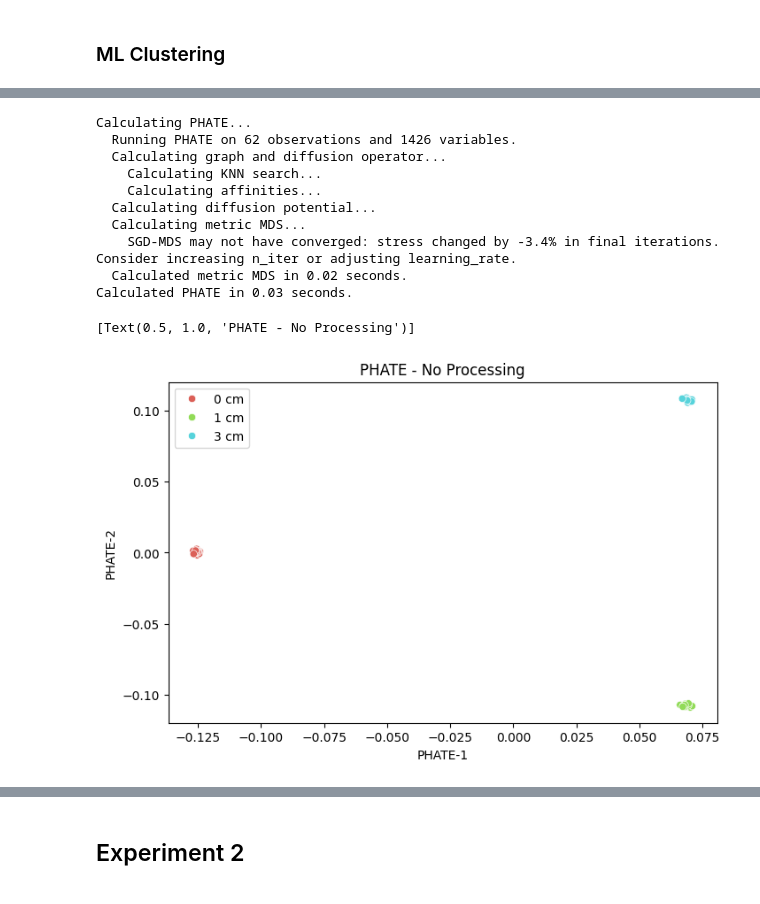
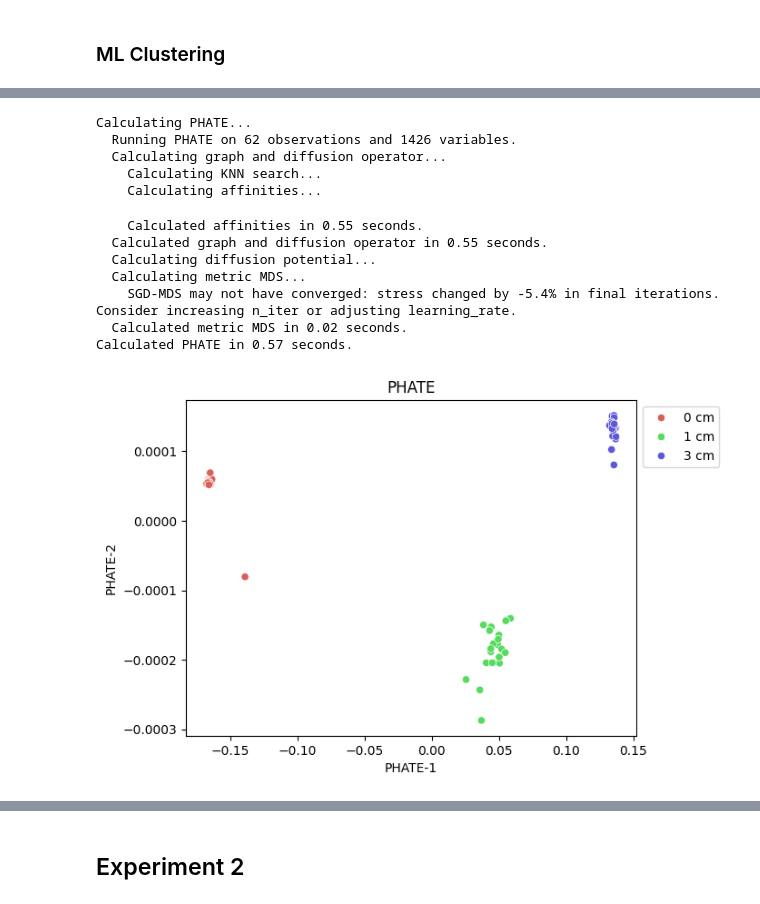
Before and after one commit to davissineath/ClassLabs, a Jupyter notebook: BENG5910/Lab2/lab2_analysis.ipynb, the cells around one changed output, grey strips where cells are left out. Drawn from its saved outputs; the diff is of its cells as text; code cells hidden in the pictures.

```diff
--- a/BENG5910/Lab2/lab2_analysis.ipynb
+++ b/BENG5910/Lab2/lab2_analysis.ipynb
@@ -124,40 +127,47 @@ scatter_plot = sns.scatterplot(x="comp-1",
 # %%
 #phate
 import phate
-phate_op = phate.PHATE()
-phate_op.set_params(knn=15, decay=15, t=12)#knn : Number of nearest neighbors (default: 5).
-#Increase this (e.g. to 20) if your PHATE embedding appears verydisconnected.
-#You should also consider increasing knn if your dataset is extremely large(e.g. >100k cells)
-#decay : Alpha decay (default: 15). Decreasing decay increases connectivity on the graph,
-#increasing decay decreases connectivity.
-#This rarely needs to be tuned. Set it to None for a k-nearest neighbors kernel.
 
-data_phate = phate_op.fit_transform(X_features)
-result_phate = pd.DataFrame()
-result_phate["y"] = y_label
-result_phate["PHATE-1"] = data_phate[:,0]
-result_phate["PHATE-2"] = data_phate[:,1]
+def plot_PHATE(X_features, y_label, knn=5, decay=15, t=12):
+    phate_op = phate.PHATE()
+    phate_op.set_params(knn=knn, decay=decay, t=t)
+    #knn : Number of nearest neighbors (default: 5).
+    #Increase this (e.g. to 20) if your PHATE embedding appears verydisconnected.
+    #You should also consider increasing knn if your dataset is extremely large(e.g. >100k cells)
+    #decay : Alpha decay (default: 15). Decreasing decay increases connectivity on the graph, increasing decay decreases connectivity.
+    #This rarely needs to be tuned. Set it to None for a k-nearest neighbors kernel.
 
-sns.scatterplot(x="PHATE-1",
-                y="PHATE-2",
-                hue=result_phate.y.tolist(),
-                palette=sns.color_palette("hls", 4),
-                data=result_phate
-                ).set(title="PHATE - No Processing")
+    data_phate = phate_op.fit_transform(X_features)
+    result_phate = pd.DataFrame()
+    result_phate["y"] = y_label
+    result_phate["PHATE-1"] = data_phate[:,0]
+    result_phate["PHATE-2"] = data_phate[:,1]
 
+    sns.scatterplot(x="PHATE-1",
+                    y="PHATE-2",
+                    hue=result_phate.y.tolist(),
+                    palette=sns.color_palette("hls", len(set(y_label))),
+                    data=result_phate
+                    ).set(title="PHATE")
+
+    plt.legend(loc='upper left', bbox_to_anchor=(1, 1))
+    plt.show()
 # plt.savefig('PHATE – No Processing.png')
-# %% [output]
-Calculating PHATE...
-  Running PHATE on 62 observations and 1426 variables.
-  Calculating graph and diffusion operator...
-    Calculating KNN search...
-    Calculating affinities...
-  Calculating diffusion potential...
-  Calculating metric MDS...
-    SGD-MDS may not have converged: stress changed by -3.4% in final iterations. Consider increasing n_iter or adjusting learning_rate.
-  Calculated metric MDS in 0.02 seconds.
-Calculated PHATE in 0.03 seconds.
-[Text(0.5, 1.0, 'PHATE - No Processing')]
-[figure, removed]
+# %%
+plot_PHATE(X_features, y_label, knn=25, decay=10)
+# %% [output]
+Calculating PHATE...
+  Running PHATE on 62 observations and 1426 variables.
+  Calculating graph and diffusion operator...
+    Calculating KNN search...
+    Calculating affinities...
+    Calculated affinities in 0.55 seconds.
+  Calculated graph and diffusion operator in 0.55 seconds.
+  Calculating diffusion potential...
+  Calculating metric MDS...
+    SGD-MDS may not have converged: stress changed by -5.4% in final iterations. Consider increasing n_iter or adjusting learning_rate.
+  Calculated metric MDS in 0.02 seconds.
+Calculated PHATE in 0.57 seconds.
+[figure, added]
 # %%
 #UMAP
```
Also changed, not shown: parts of 17 cells of this notebook.
